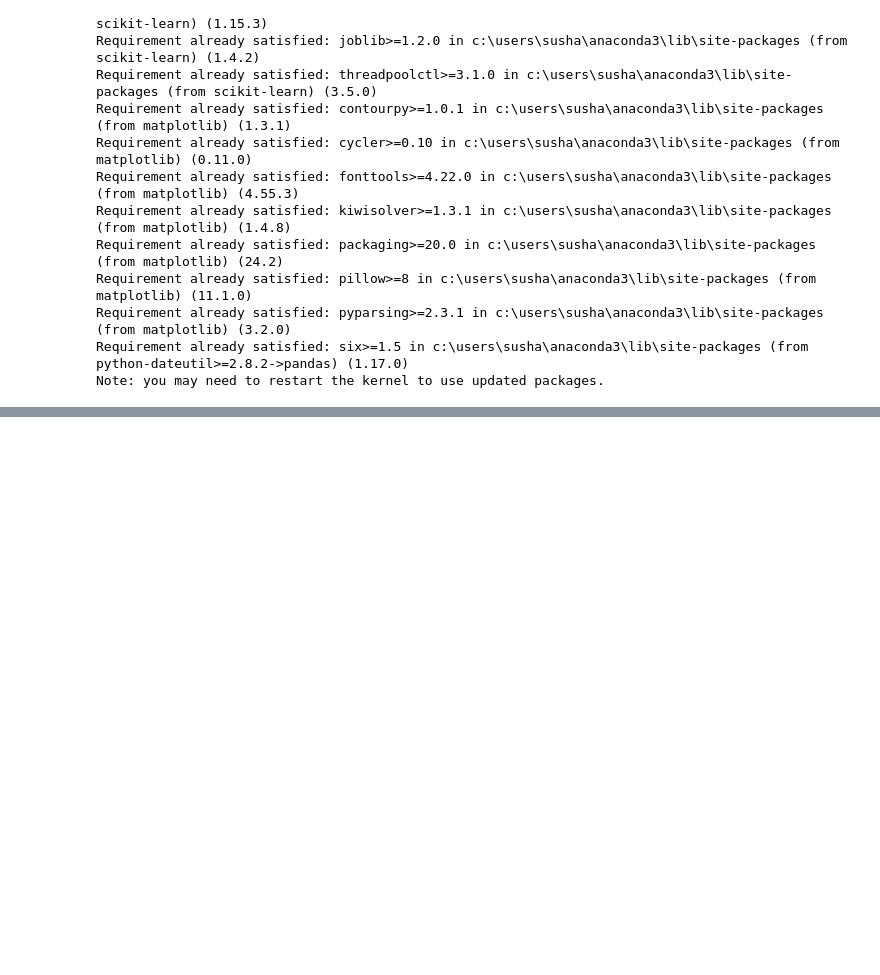
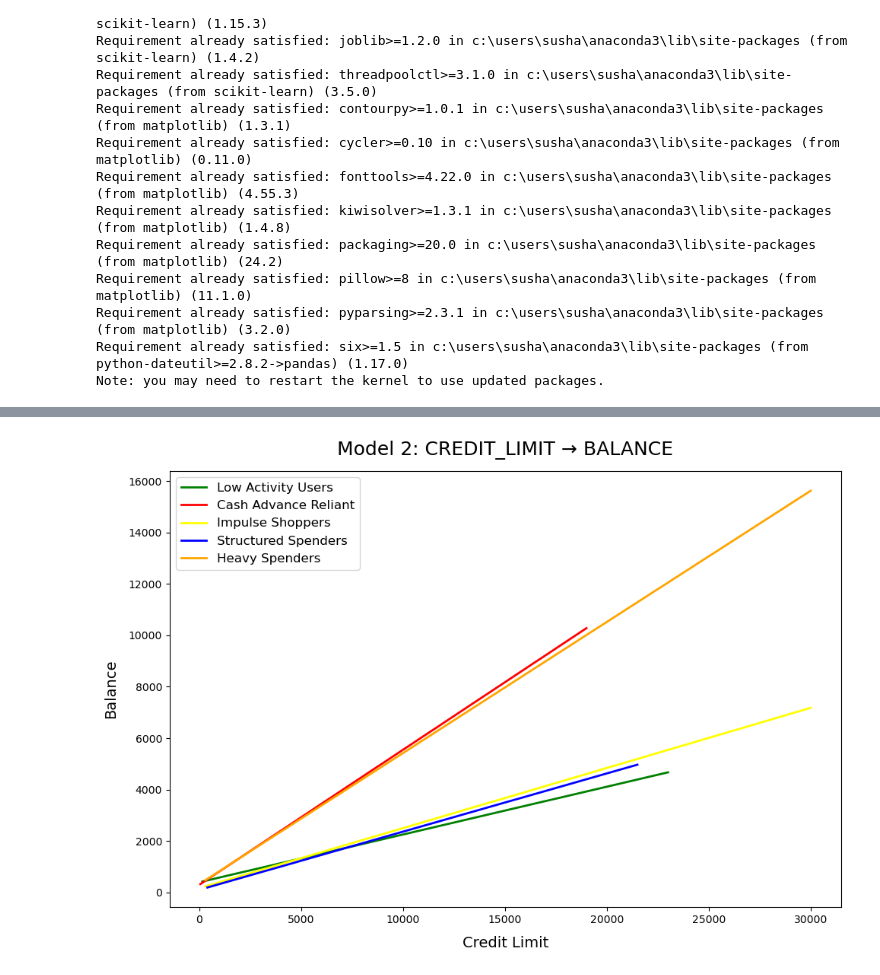
Before and after one commit to syarlagadda-dev/Credit-Card-Analysis, a Jupyter notebook: credit-card-analysis.ipynb, the cells around one changed output, grey strips where cells are left out. Cells and saved outputs as stored; diff of their text form; code cells hidden in the pictures; blank space fills up the shorter version.

```diff
--- a/credit-card-analysis.ipynb
+++ b/credit-card-analysis.ipynb
@@ -42,0 +363,35 @@ from sklearn.metrics import mean_squared_error, r2_score
+# %%
+colors = {
+    "Low Activity Users": "green",
+    "Structured Spenders": "blue",
+    "Impulse Shoppers": "yellow",
+    "Cash Advance Reliant": "red",
+    "Heavy Spenders": "orange"
+}
+
+plt.figure(figsize=(10, 7))
+
+for cluster in df["Cluster_Label"].unique():
+    cluster_data = df[df["Cluster_Label"] == cluster]
+
+    # Fit regression line
+    X = cluster_data[["CREDIT_LIMIT"]]
+    y = cluster_data["BALANCE"]
+    model = LinearRegression().fit(X, y)
+
+    # Generate smooth x-range
+    x_min, x_max = X.min()[0], X.max()[0]
+    x_range = np.linspace(x_min, x_max, 100).reshape(-1, 1)
+    y_pred = model.predict(x_range)
+
+    # Plot regression line only
+    plt.plot(x_range, y_pred, color=colors[cluster], linewidth=2, label=cluster)
+
+plt.title("Model 2: CREDIT_LIMIT → BALANCE", fontsize=18, pad=15)
+plt.xlabel("Credit Limit", fontsize=14, labelpad=10)
+plt.ylabel("Balance", fontsize=14, labelpad=10)
+plt.legend(fontsize=12)
+plt.tight_layout()
+plt.show()
+# %% [output]
+[figure, added]
```
Also changed, not shown: parts of 39 cells of this notebook, 1 other file.
